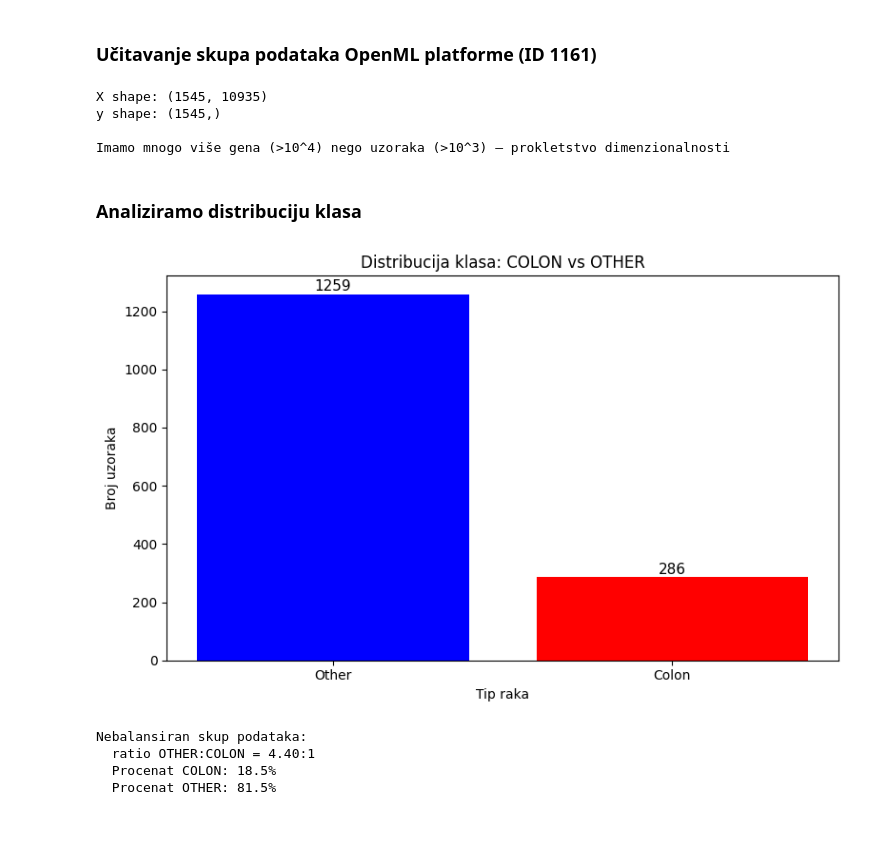
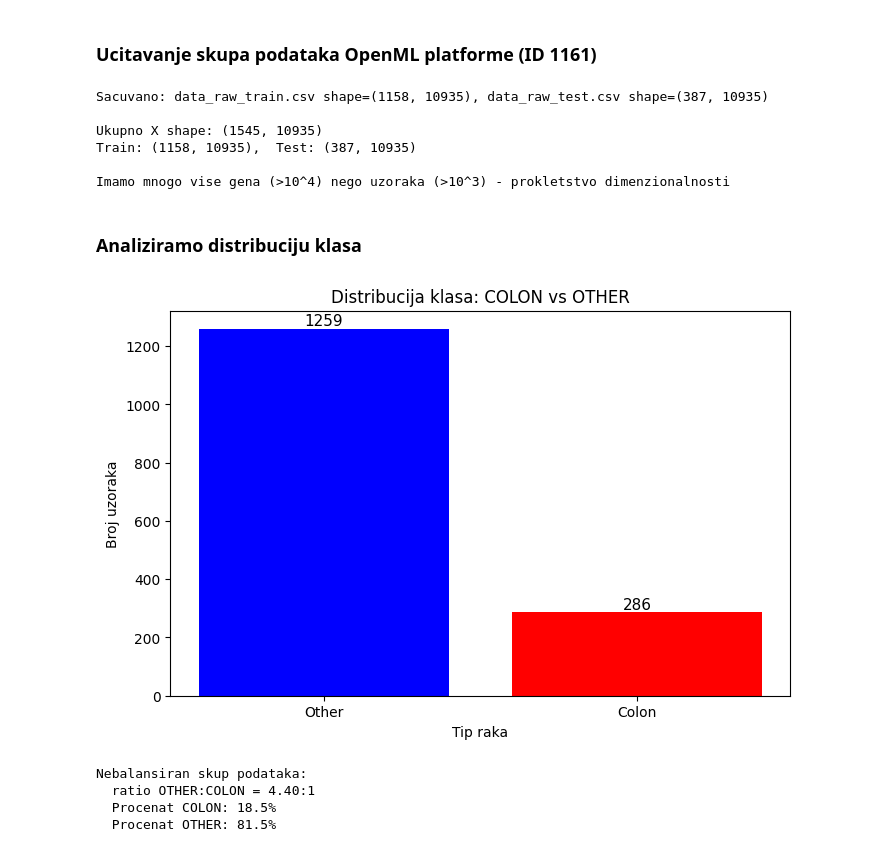
Before and after one commit to FilipDjurkoviccc/OVA-classification, a Jupyter notebook: jupiternotebooks/preprocessing.ipynb, the cells around one changed output. Drawn from its saved outputs; the diff is of its cells as text; code cells hidden in the pictures; blank space fills up the shorter version.

```diff
--- a/jupiternotebooks/preprocessing.ipynb
+++ b/jupiternotebooks/preprocessing.ipynb
@@ -13,7 +14,7 @@ from sklearn.manifold import TSNE
 from sklearn.feature_selection import SelectKBest, f_classif
 from imblearn.over_sampling import BorderlineSMOTE
 # %% [markdown]
-###  Učitavanje skupa podataka OpenML platforme (ID 1161)
+###  Ucitavanje skupa podataka OpenML platforme (ID 1161)
 # %%
 dataset = openml.datasets.get_dataset(1161)
 X, y, categorical_indicator, attribute_names = dataset.get_data(
@@ -21,37 +22,50 @@ X, y, categorical_indicator, attribute_names = dataset.get_data(
     target=dataset.default_target_attribute
 )
 
-df = pd.DataFrame(X, columns=X.columns)
-df['target'] = y.values
-df.to_csv('data/data_raw.csv', index=False)
+X_train, X_test, y_train, y_test = train_test_split(
+    X, y, stratify=y, test_size=0.25, random_state=42
+)
 
-print(f'X shape: {X.shape}')
-print(f'y shape: {y.shape}')
-print(f'\nImamo mnogo više gena (>10^4) nego uzoraka (>10^3) — prokletstvo dimenzionalnosti')
+def save_split(X_tr, X_te, y_tr, y_te, base_name, columns=None):
+    cols = columns if columns is not None else (
+        X_tr.columns if hasattr(X_tr, 'columns') else [f'col_{i}' for i in range(X_tr.shape[1])]
+    )
+    y_tr_v = y_tr.values if hasattr(y_tr, 'values') else y_tr
+    y_te_v = y_te.values if hasattr(y_te, 'values') else y_te
+    pd.DataFrame(X_tr, columns=cols).assign(target=y_tr_v).to_csv(f'data/{base_name}_train.csv', index=False)
+    pd.DataFrame(X_te, columns=cols).assign(target=y_te_v).to_csv(f'data/{base_name}_test.csv',  index=False)
+    print(f'Sacuvano: {base_name}_train.csv shape={X_tr.shape}, {base_name}_test.csv shape={X_te.shape}')
+
+save_split(X_train, X_test, y_train, y_test, 'data_raw')
+
+print(f'\nUkupno X shape: {X.shape}')
+print(f'Train: {X_train.shape},  Test: {X_test.shape}')
+print(f'\nImamo mnogo vise gena (>10^4) nego uzoraka (>10^3) - prokletstvo dimenzionalnosti')
 # %% [output]
-X shape: (1545, 10935)
-y shape: (1545,)
+Sacuvano: data_raw_train.csv shape=(1158, 10935), data_raw_test.csv shape=(387, 10935)
 
-Imamo mnogo više gena (>10^4) nego uzoraka (>10^3) — prokletstvo dimenzionalnosti
+Ukupno X shape: (1545, 10935)
+Train: (1158, 10935),  Test: (387, 10935)
+
+Imamo mnogo vise gena (>10^4) nego uzoraka (>10^3) - prokletstvo dimenzionalnosti
 # %% [markdown]
 ### Analiziramo distribuciju klasa
 # %%
 class_counts = y.value_counts()
 labels = class_counts.index.tolist()  # labels daje ['Colon', 'Other']
 values = class_counts.values.tolist() # values daje broj koliko cega
 
 fig, ax = plt.subplots(figsize=(8, 5))
 bars = ax.bar(labels, values, color=['blue', 'red'])
 for bar, val in zip(bars, values):
     ax.text(bar.get_x() + bar.get_width()/2, val + max(values)*0.001,
             str(val), ha='center', va='bottom', fontsize=11)
 ax.set_xlabel('Tip raka')
 ax.set_ylabel('Broj uzoraka')
 ax.set_title('Distribucija klasa: COLON vs OTHER')
-plt.tight_layout()
 plt.show()
 # %% [output]
-[figure, old version]
+[figure, new version]
 # %%
 print('Nebalansiran skup podataka:')
 imbalance_ratio = class_counts['Other'] / class_counts['Colon']
```
Also changed, not shown: parts of 13 cells of this notebook, 1 other file.
